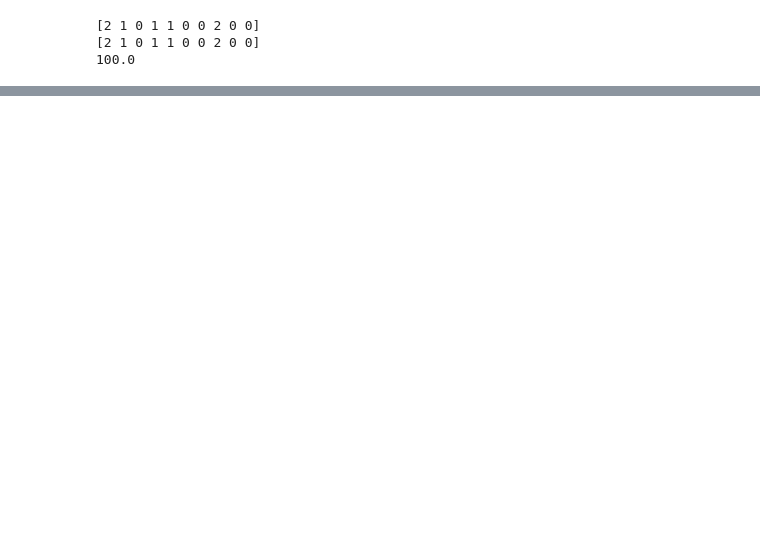
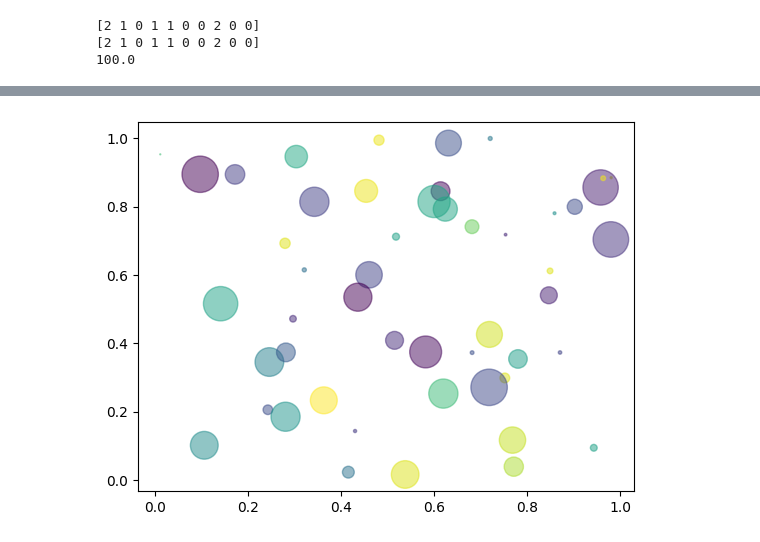
Before and after one commit to AnisTaluqdar/Visual-Studio-Code, a Jupyter notebook: Data Science/Data Analysis from Scratch.ipynb, the cells around one changed output, grey strips where cells are left out. Drawn from its saved outputs; the diff is of its cells as text; code cells hidden in the pictures; blank space fills up the shorter version.

```diff
--- a/Data Science/Data Analysis from Scratch.ipynb
+++ b/Data Science/Data Analysis from Scratch.ipynb
@@ -431,0 +516,17 @@ print(accuracy_score(pred, y_test)* 100) #prediction accuracy
+# %%
+#Simple demo of a scatter plot
+
+import numpy as np
+import matplotlib.pyplot as plt
+
+N = 50
+x = np.random.rand(N)
+y = np.random.rand(N)
+colours = np.random.rand(N)
+area = np.pi*(15*np.random.rand(N))**2 #0 to 15 point radii
+
+plt.scatter(x,y, s=area, c=colours, alpha=0.5)
+
+plt.show()
+# %% [output]
+[figure, added]
```
Also changed, not shown: parts of 16 cells of this notebook, 3 other files.
